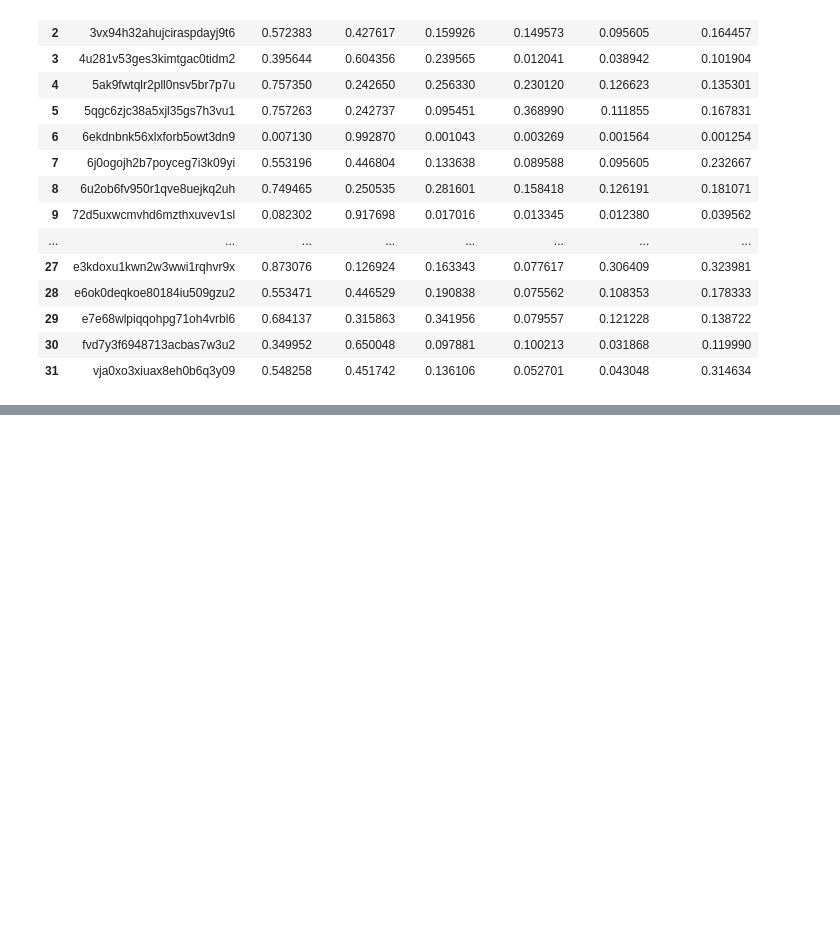
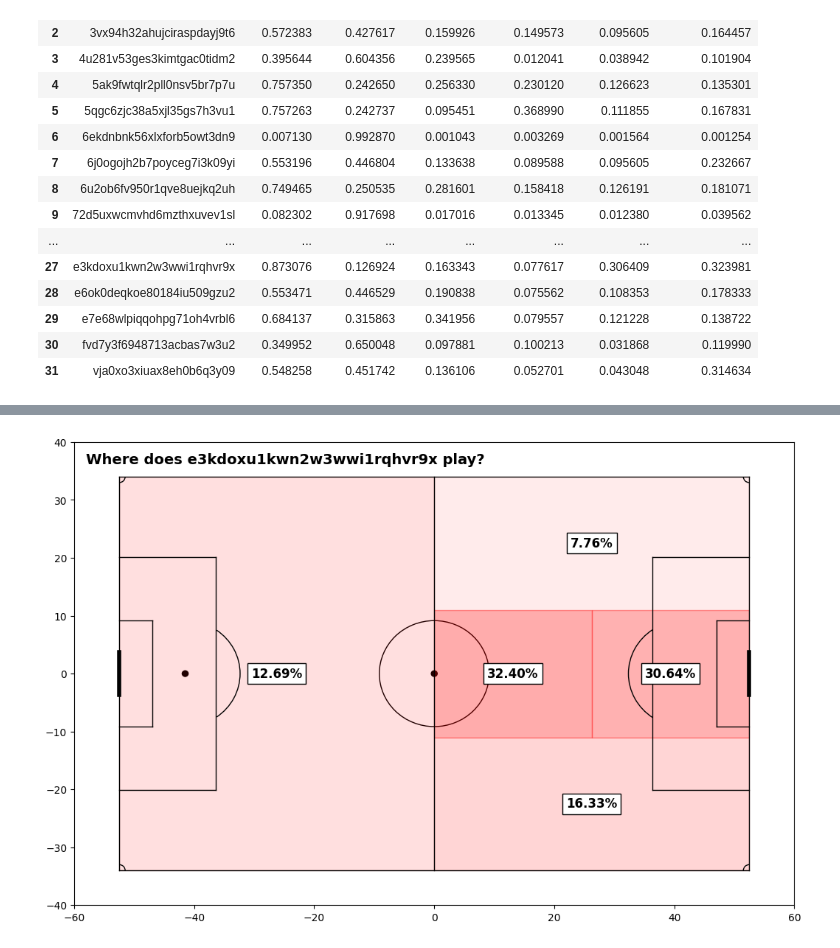
Before and after one commit to GabrielGausachs/OptaChallenge_Clustering_Player_Styles, a Jupyter notebook: utils/testing_tracking.ipynb, the cells around one changed output, grey strips where cells are left out. Saved outputs shown, nothing was run; the diff lists cells and outputs as text; code cells hidden in the pictures; blank space fills up the shorter version.

```diff
--- a/utils/testing_tracking.ipynb
+++ b/utils/testing_tracking.ipynb
@@ -315,0 +322,5 @@ df_tracking
+# %%
+player_pct = pos_pct_total[pos_pct_total['player_id']=='e3kdoxu1kwn2w3wwi1rqhvr9x']
+player_pos = df_pos[df_pos['player_id']=='e3kdoxu1kwn2w3wwi1rqhvr9x']
+display(player_pct)
+display(player_pos)
@@ -315,0 +348,15 @@ df_tracking
+# %%
+# Crear el gráfico y dibujar el campo
+plt.figure(figsize=(12*1.05, 12*0.68), frameon=False, facecolor='white')
+draw_pitch(plt.gca(),'black',1,player_pct)
+
+# Ajustar límites del gráfico si es necesario
+plt.text(-58, 37, 'Where does e3kdoxu1kwn2w3wwi1rqhvr9x play?', color='black', va='center', ha='left', fontsize=14, fontweight='bold')
+
+plt.xlim(-60, 60)
+plt.ylim(-40, 40)
+
+
+plt.show()
+# %% [output]
+[figure, added]
```
Also changed, not shown: parts of 6 cells of this notebook, 2 other files.
